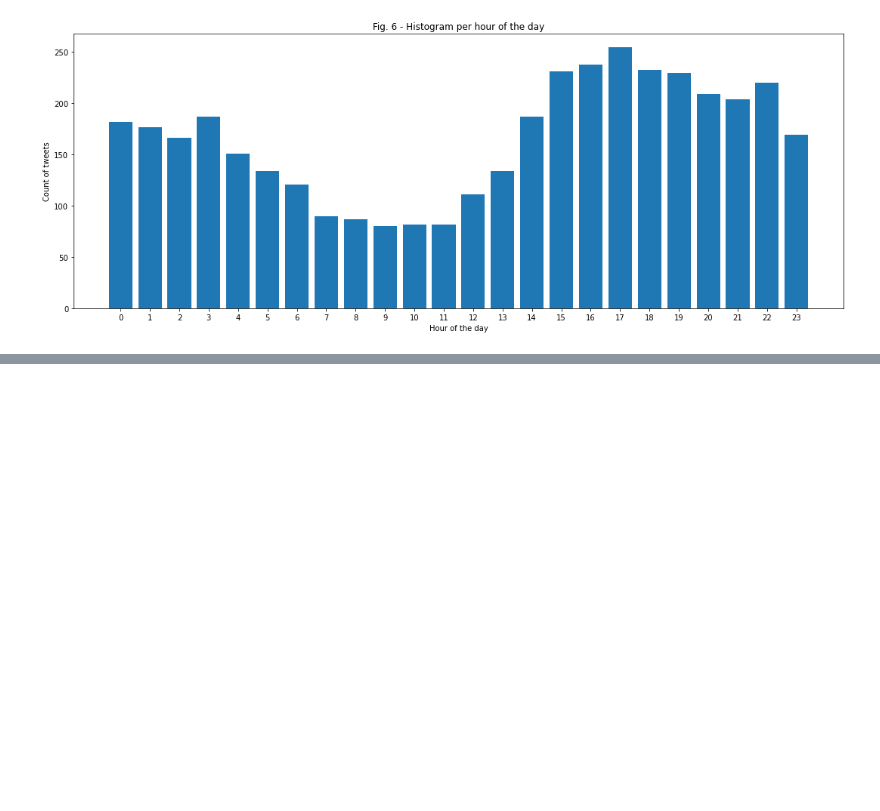
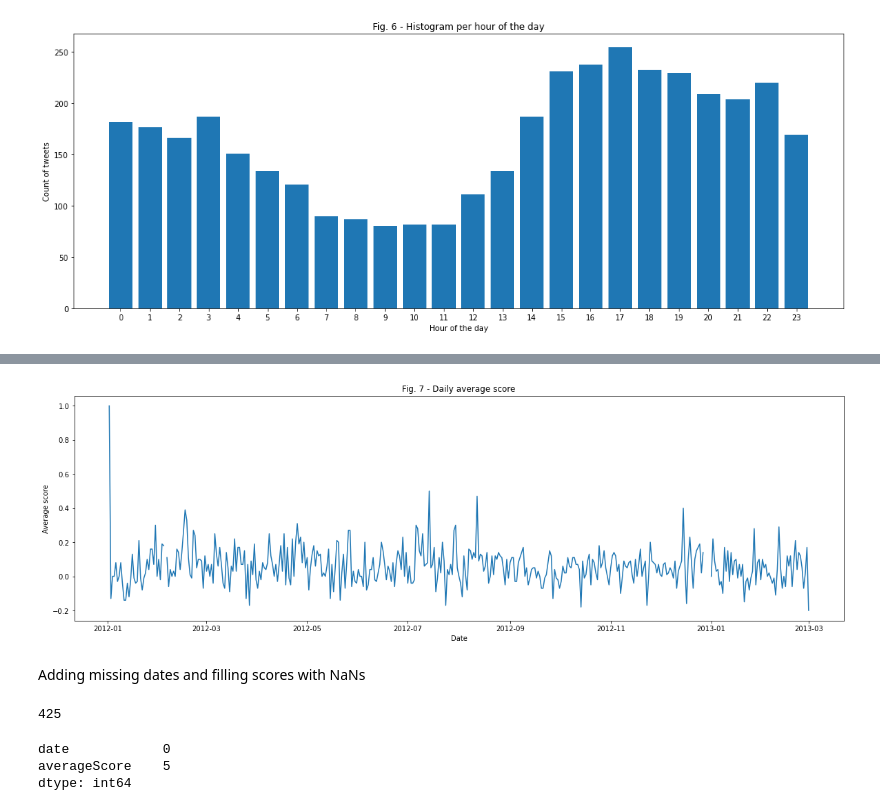
Before and after one commit to Carloselrecharlie/CA2_2ndSem, a Jupyter notebook: CA2_2ndSem.ipynb, the cells around one changed output, grey strips where cells are left out. Cells and saved outputs as stored; diff of their text form; code cells hidden in the pictures; blank space fills up the shorter version.

```diff
--- a/CA2_2ndSem.ipynb
+++ b/CA2_2ndSem.ipynb
@@ -506,0 +651,19 @@ from tensorflow.keras.callbacks import EarlyStopping
+# %%
+#function to assign a sentiment score
+def sentimentScore(row):
+    text = row.text
+
+    # creating TextBlob object
+    blob = TextBlob(text)
+
+
+    #Getting scores
+    polarity = blob.sentiment.polarity
+
+
+
+    # updating rows with sentiment score
+    return Row(created_at=row.created_at, text=row.text, sentimentScore=polarity)
+# %%
+#applying function
+sentimentRdd = cleanedRdd.map(sentimentScore)
@@ -506,0 +699,7 @@ from tensorflow.keras.callbacks import EarlyStopping
+# %%
+sentimentDf = spark.createDataFrame(sentimentRdd, ['created_at', 'text'])
+
+#grouping df by date. Get average score per day and sort by date
+averageScores = sentimentDf.groupBy(to_date('created_at').alias('date')).agg(format_number(avg('sentimentScore'),2).alias('averageScore')).orderBy(F.asc('date'))
+
+averageScores.show()
@@ -506,0 +725,5 @@ from tensorflow.keras.callbacks import EarlyStopping
+# %%
+#converting to pandas
+averageScoresPd = averageScores.toPandas()
+averageScoresPd['averageScore']= averageScoresPd['averageScore'].astype(float).round(decimals=2) #averageScore needs to be reconverted as float so that it is ordered in the y axis
+averageScoresPd
@@ -506,0 +756,20 @@ from tensorflow.keras.callbacks import EarlyStopping
+# %%
+# Plot the average score per day
+plt.figure(figsize=(20, 6))  # Set the figure size
+
+# Plotting scores
+plt.plot(averageScoresPd['date'], averageScoresPd['averageScore'])
+
+# Formatting the plot
+plt.xlabel('Date')
+plt.ylabel('Average score')
+plt.title('Fig. 7 - Daily average score')
+plt.show()
+# %% [output]
+[figure, added]
+# %% [markdown]
+Adding missing dates and filling scores with NaNs
+# %%
+len(averageScoresPd)
+# %% [output]
+425
@@ -506,0 +794,6 @@ from tensorflow.keras.callbacks import EarlyStopping
+# %%
+averageScoresPd.isnull().sum()
+# %% [output]
+date            0
+averageScore    5
+dtype: int64
```
Also changed, not shown: parts of 47 cells of this notebook.
